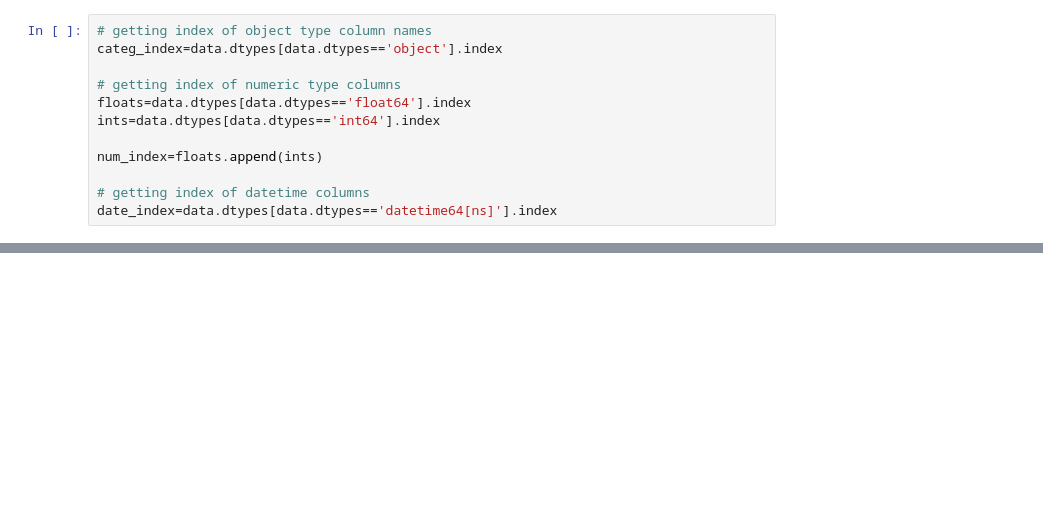
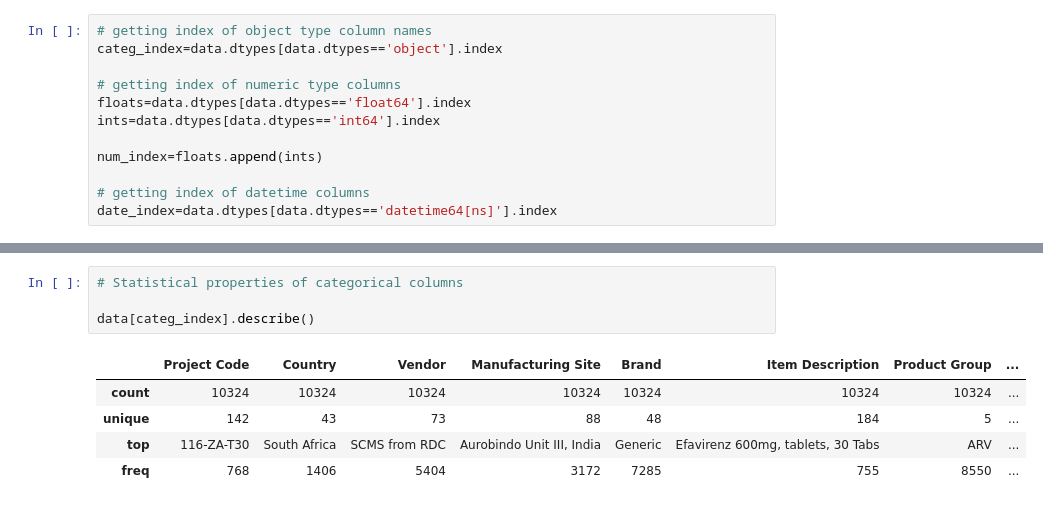
Before and after one commit to Shashank-Sundi/NOTEBOOKS, a Jupyter notebook: SHIPMENT-PRICING.ipynb, the cells around one changed output, grey strips where cells are left out. Cells and saved outputs as stored; diff of their text form; blank space fills up the shorter version.

```diff
--- a/SHIPMENT-PRICING.ipynb
+++ b/SHIPMENT-PRICING.ipynb
@@ -201,0 +195,10 @@ data[num_index].describe()
+# %%
+# Statistical properties of categorical columns
+
+data[categ_index].describe()
+# %% [output]
+|  | Project Code | Country | Vendor | Manufacturing Site | Brand | Item Description | Product Group | ... |
+| count | 10324 | 10324 | 10324 | 10324 | 10324 | 10324 | 10324 | ... |
+| unique | 142 | 43 | 73 | 88 | 48 | 184 | 5 | ... |
+| top | 116-ZA-T30 | South Africa | SCMS from RDC | Aurobindo Unit III, India | Generic | Efavirenz 600mg, tablets, 30 Tabs | ARV | ... |
+| freq | 768 | 1406 | 5404 | 3172 | 7285 | 755 | 8550 | ... |
```
Also changed, not shown: parts of 10 cells of this notebook.
